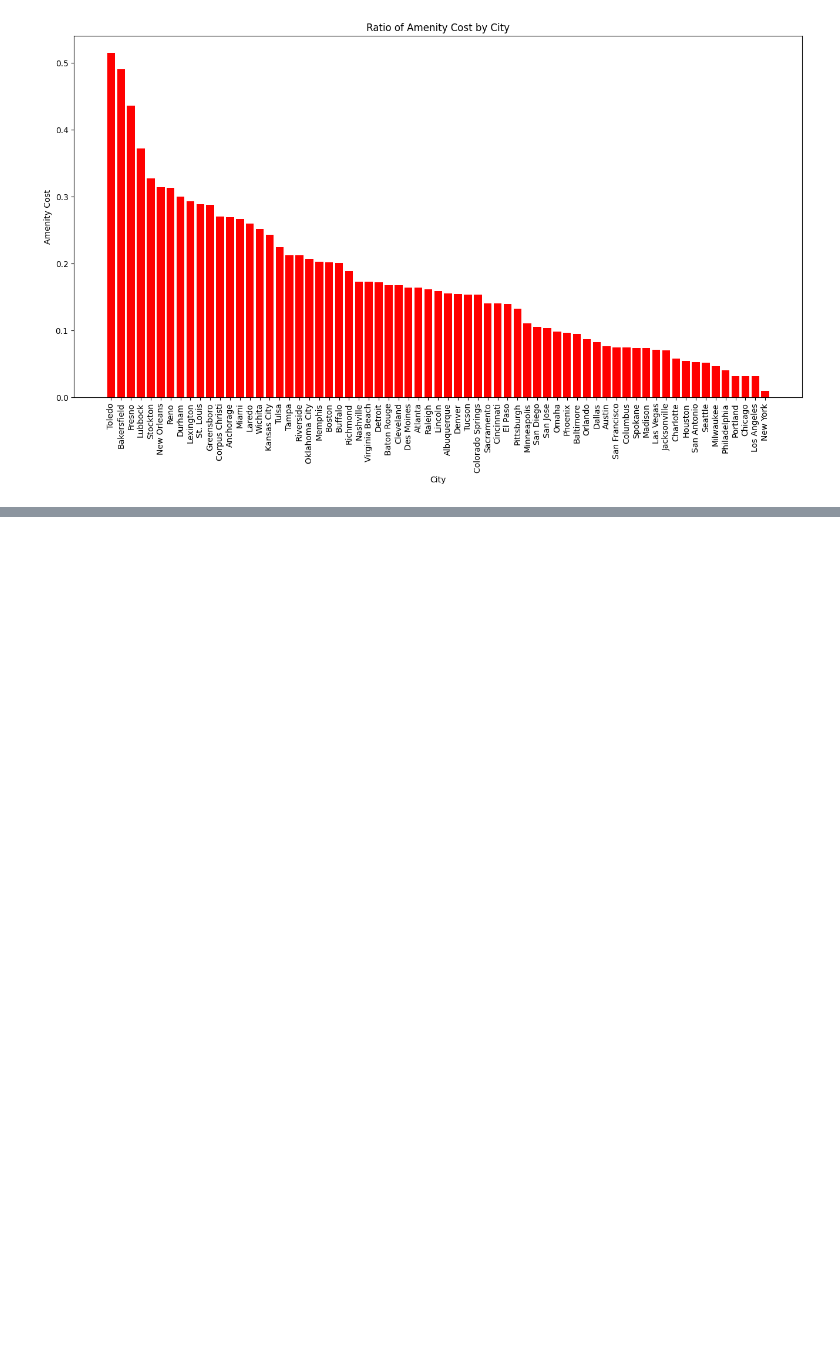
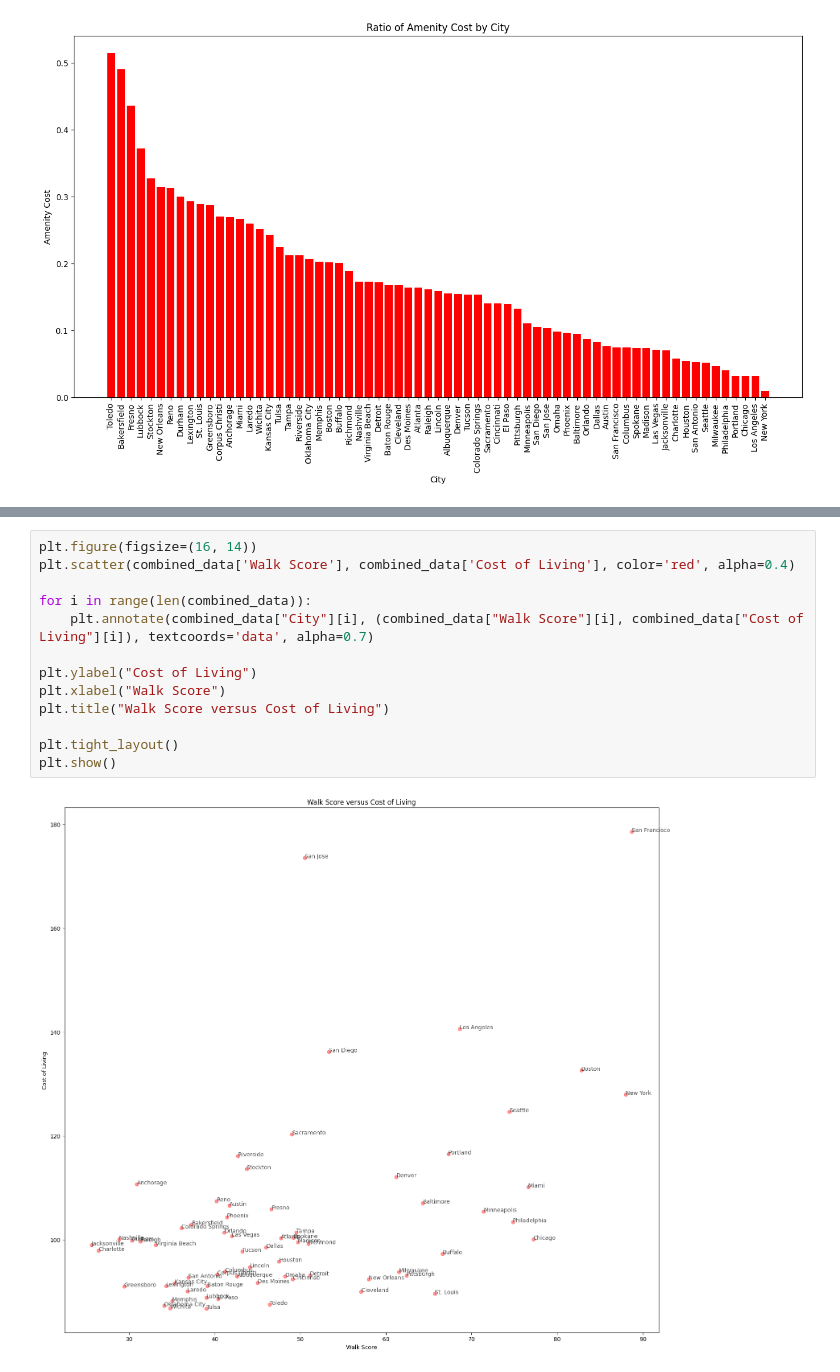
Before and after one commit to TinaBaldwin/US_Cities_Data, a Jupyter notebook: Cleaning_USCities_Connectivity.ipynb, the cells around one changed output, grey strips where cells are left out. Drawn from its saved outputs; the diff is of its cells as text; blank space fills up the shorter version.

```diff
--- a/Cleaning_USCities_Connectivity.ipynb
+++ b/Cleaning_USCities_Connectivity.ipynb
@@ -1182,0 +1218,15 @@ plt.show()
+# %%
+plt.figure(figsize=(16, 14))
+plt.scatter(combined_data['Walk Score'], combined_data['Cost of Living'], color='red', alpha=0.4)
+
+for i in range(len(combined_data)):
+    plt.annotate(combined_data["City"][i], (combined_data["Walk Score"][i], combined_data["Cost of Living"][i]), textcoords='data', alpha=0.7)
+
+plt.ylabel("Cost of Living")
+plt.xlabel("Walk Score")
+plt.title("Walk Score versus Cost of Living")
+
+plt.tight_layout()
+plt.show()
+# %% [output]
+[figure, added]
```
Also changed, not shown: parts of 17 cells of this notebook.
